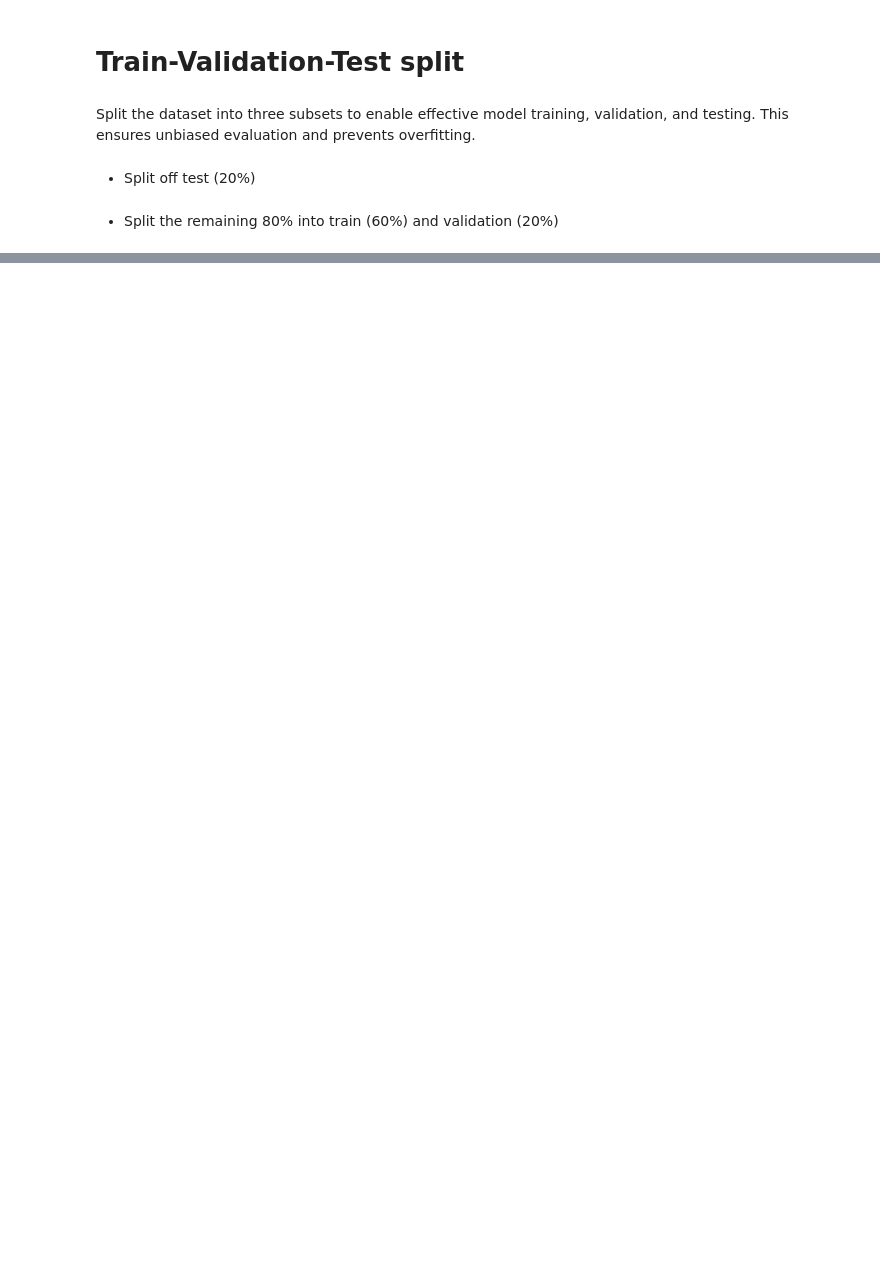
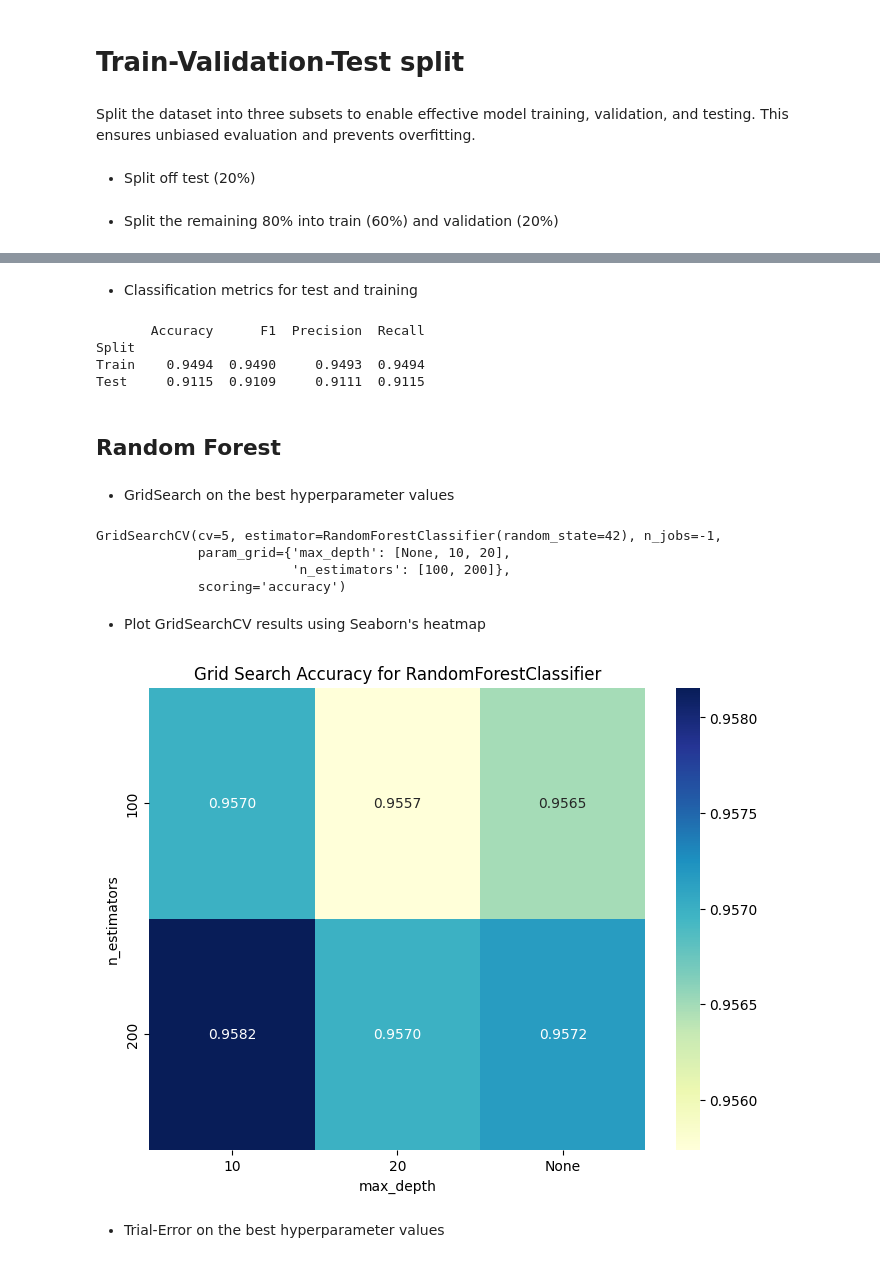
Before and after one commit to NLP-Verse/News-Group-Classification, a Jupyter notebook: notebooks/main.ipynb, the cells around one changed output, grey strips where cells are left out. Drawn from its saved outputs; the diff is of its cells as text; code cells hidden in the pictures; blank space fills up the shorter version.

```diff
--- a/notebooks/main.ipynb
+++ b/notebooks/main.ipynb
@@ -399,0 +515,72 @@ Test   → X_test:  (4000, 111908),   y_test:  (4000,)
+# %% [markdown]
+* Classification metrics for test and training
+# %%
+rows = []
+for split_name, y_true, y_pred in [
+    ("Train", y_train, y_train_pred),
+    ("Test",  y_test,  y_test_pred)
+]:
+    rows.append({
+        "Split":      split_name,
+        "Accuracy":   accuracy_score(y_true, y_pred),
+        "F1": f1_score(y_true, y_pred, average="macro"),
+        "Precision":  precision_score(y_true, y_pred, average="macro"),
+        "Recall":     recall_score(y_true, y_pred, average="macro"),
+    })
+
+df_metrics = pd.DataFrame(rows).set_index("Split").round(4)
+print(df_metrics)
+# %% [output]
+       Accuracy      F1  Precision  Recall
+Split
+Train    0.9494  0.9490     0.9493  0.9494
+Test     0.9115  0.9109     0.9111  0.9115
+# %% [markdown]
+## Random Forest
+# %% [markdown]
+* GridSearch on the best hyperparameter values
+# %%
+hyper_parameters_rf = {
+    'n_estimators': [100, 200],
+    'max_depth': [None, 10, 20],
+}
+
+rf = RandomForestClassifier(random_state=42)
+
+# Set up GridSearchCV
+rf_model = GridSearchCV(
+    estimator=rf,
+    param_grid=hyper_parameters_rf,
+    cv=5,
+    scoring='accuracy',
+    n_jobs=-1,
+)
+
+rf_model.fit(X_train, y_train)
+# %% [output]
+GridSearchCV(cv=5, estimator=RandomForestClassifier(random_state=42), n_jobs=-1,
+             param_grid={'max_depth': [None, 10, 20],
+                         'n_estimators': [100, 200]},
+             scoring='accuracy')
+# %% [markdown]
+* Plot GridSearchCV results using Seaborn's heatmap
+# %%
+# Convert to DataFrame
+results_df = pd.DataFrame(rf_model.cv_results_)
+# Deal with none value
+results_df['param_max_depth'] = results_df['param_max_depth'].astype(str)
+
+# Create a pivot table for plotting
+pivot_table = results_df.pivot(index='param_n_estimators', columns='param_max_depth', values='mean_test_score')
+
+# Plot heatmap
+plt.figure(figsize=(8, 6))
+sns.heatmap(pivot_table, annot=True, fmt=".4f", cmap="YlGnBu")
+plt.title("Grid Search Accuracy for RandomForestClassifier")
+plt.xlabel("max_depth")
+plt.ylabel("n_estimators")
+plt.show()
+# %% [output]
+[figure, added]
+# %% [markdown]
+* Trial-Error on the best hyperparameter values
```
Also changed, not shown: parts of 32 cells of this notebook.
